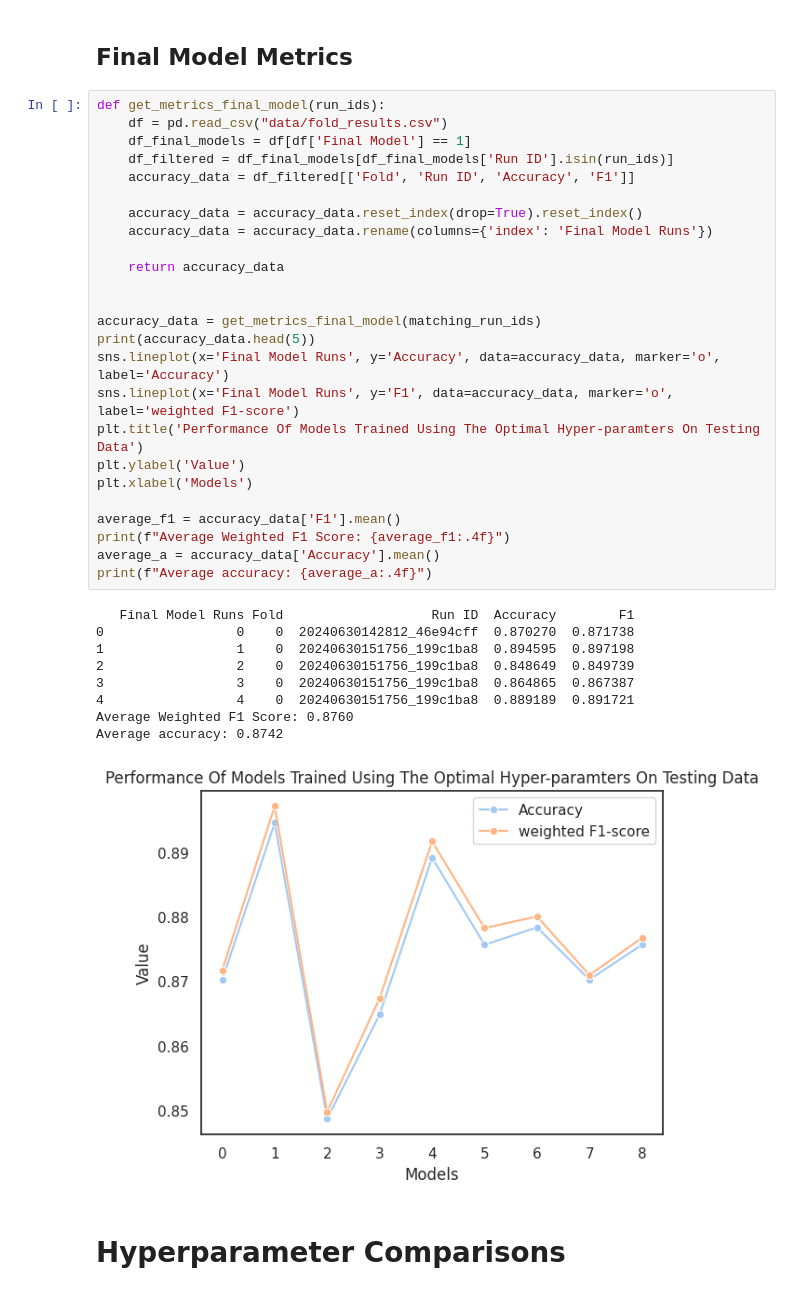
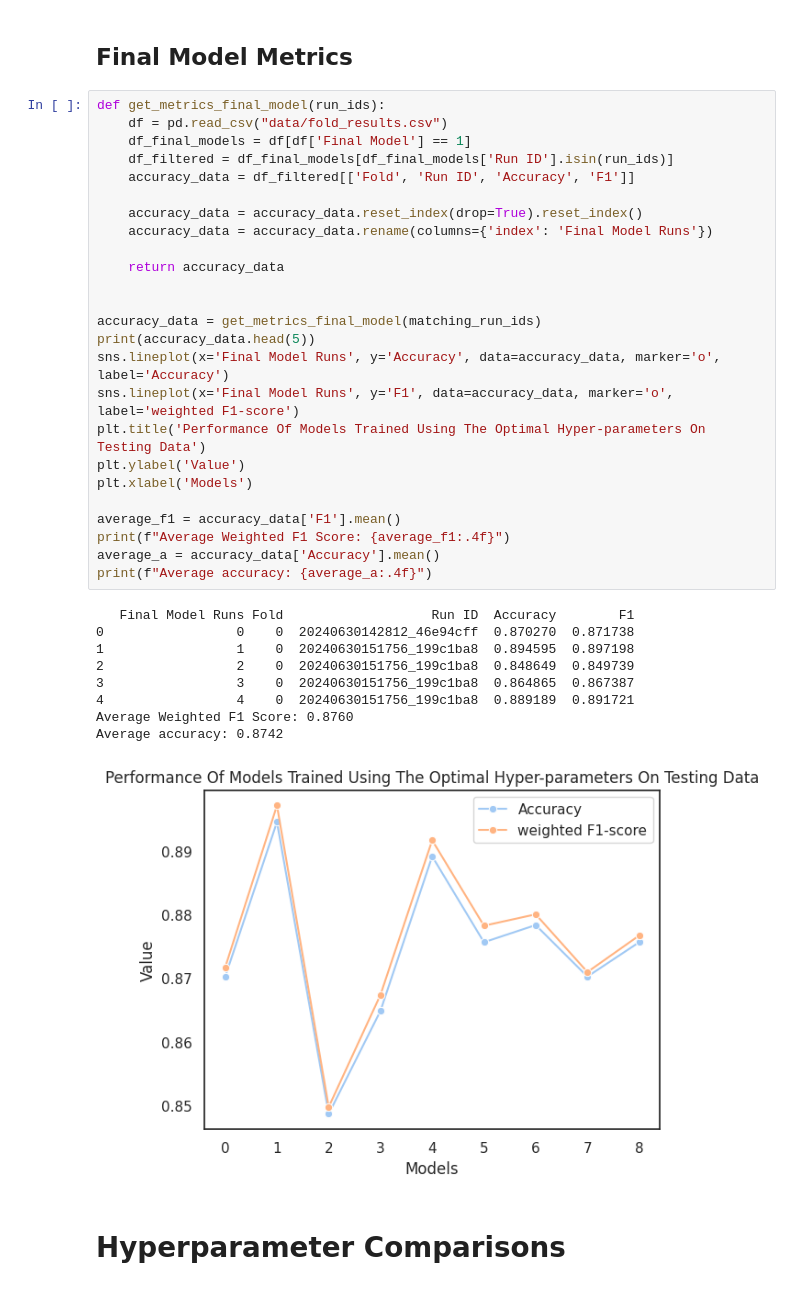
Before and after one commit to kikisprdx/NN_Semester_Project, a Jupyter notebook: Data_Analysis.ipynb, the cells around one changed output. Saved outputs shown, nothing was run; the diff lists cells and outputs as text.

```diff
--- a/Data_Analysis.ipynb
+++ b/Data_Analysis.ipynb
@@ -233,35 +233,35 @@ def get_metrics_final_model(run_ids):
     df_final_models = df[df['Final Model'] == 1]
     df_filtered = df_final_models[df_final_models['Run ID'].isin(run_ids)]
     accuracy_data = df_filtered[['Fold', 'Run ID', 'Accuracy', 'F1']]
 
     accuracy_data = accuracy_data.reset_index(drop=True).reset_index()
     accuracy_data = accuracy_data.rename(columns={'index': 'Final Model Runs'})
 
     return accuracy_data
 
 
 accuracy_data = get_metrics_final_model(matching_run_ids)
 print(accuracy_data.head(5))
 sns.lineplot(x='Final Model Runs', y='Accuracy', data=accuracy_data, marker='o', label='Accuracy')
 sns.lineplot(x='Final Model Runs', y='F1', data=accuracy_data, marker='o', label='weighted F1-score')
-plt.title('Performance Of Models Trained Using The Optimal Hyper-paramters On Testing Data')
+plt.title('Performance Of Models Trained Using The Optimal Hyper-parameters On Testing Data')
 plt.ylabel('Value')
 plt.xlabel('Models')
 
 average_f1 = accuracy_data['F1'].mean()
 print(f"Average Weighted F1 Score: {average_f1:.4f}")
 average_a = accuracy_data['Accuracy'].mean()
 print(f"Average accuracy: {average_a:.4f}")
 # %% [output]
    Final Model Runs Fold                   Run ID  Accuracy        F1
 0                 0    0  20240630142812_46e94cff  0.870270  0.871738
 1                 1    0  20240630151756_199c1ba8  0.894595  0.897198
 2                 2    0  20240630151756_199c1ba8  0.848649  0.849739
 3                 3    0  20240630151756_199c1ba8  0.864865  0.867387
 4                 4    0  20240630151756_199c1ba8  0.889189  0.891721
 Average Weighted F1 Score: 0.8760
 Average accuracy: 0.8742
-[figure, old version]
+[figure, new version]
 # %% [markdown]
 # Hyperparameter Comparisons
 # %%
```
Also changed, not shown: parts of 7 cells of this notebook, 1 other file.
